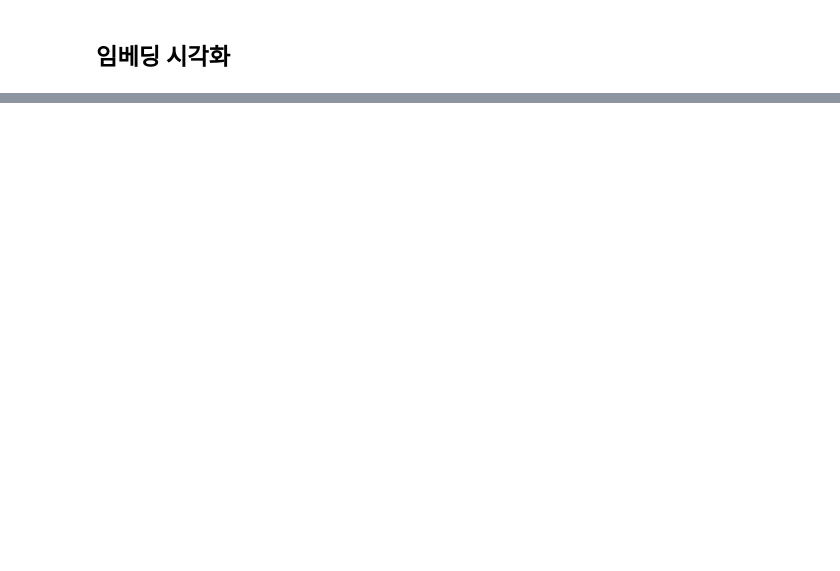
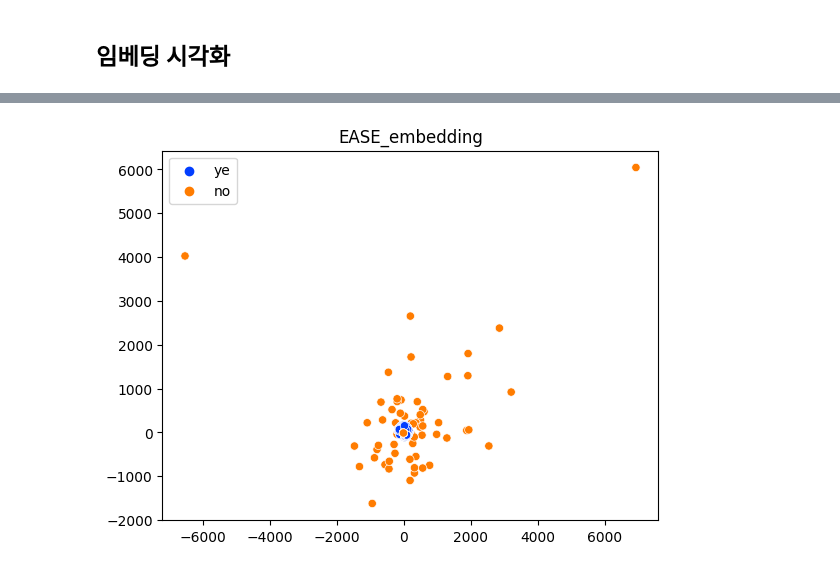
Before and after one commit to uos-vision/cotegory-ai, a Jupyter notebook: train/Auto_Encoder.ipynb, the cells around one changed output, grey strips where cells are left out. Saved outputs shown, nothing was run; the diff lists cells and outputs as text; code cells hidden in the pictures; blank space fills up the shorter version.

```diff
--- a/train/Auto_Encoder.ipynb
+++ b/train/Auto_Encoder.ipynb
@@ -719,0 +982,9 @@ plt.show()
+# %%
+ease_embedded = model.fit_transform(ease.B.transpose())
+# %%
+plt.title("EASE_embedding")
+palette = sns.color_palette("bright", 10)
+sns.scatterplot(x=ease_embedded[:,0], y=ease_embedded[:,1], hue=labels, legend='full', palette=palette)
+plt.show()
+# %% [output]
+[figure, added]
```
Also changed, not shown: parts of 97 cells of this notebook, 3 other files.
